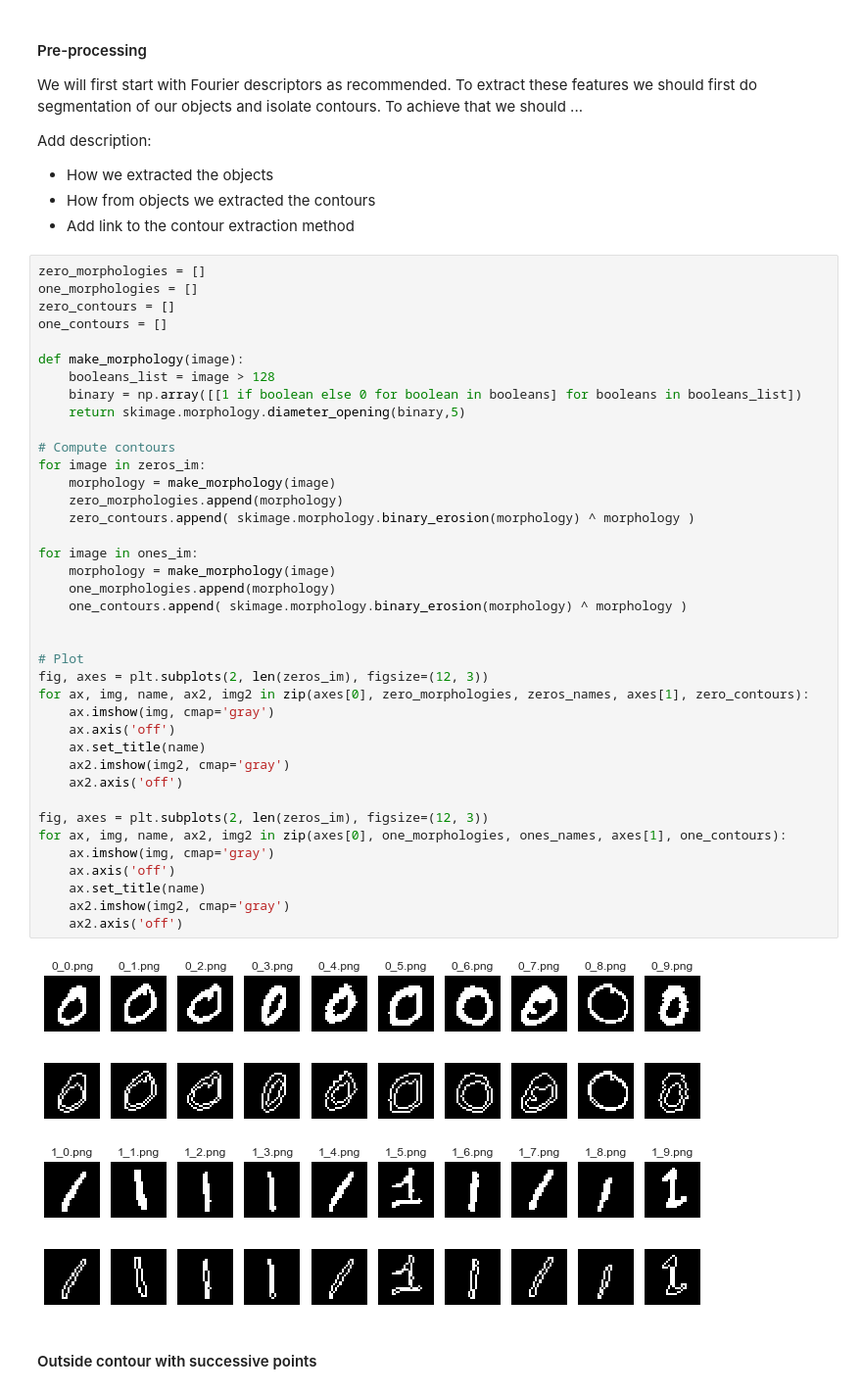
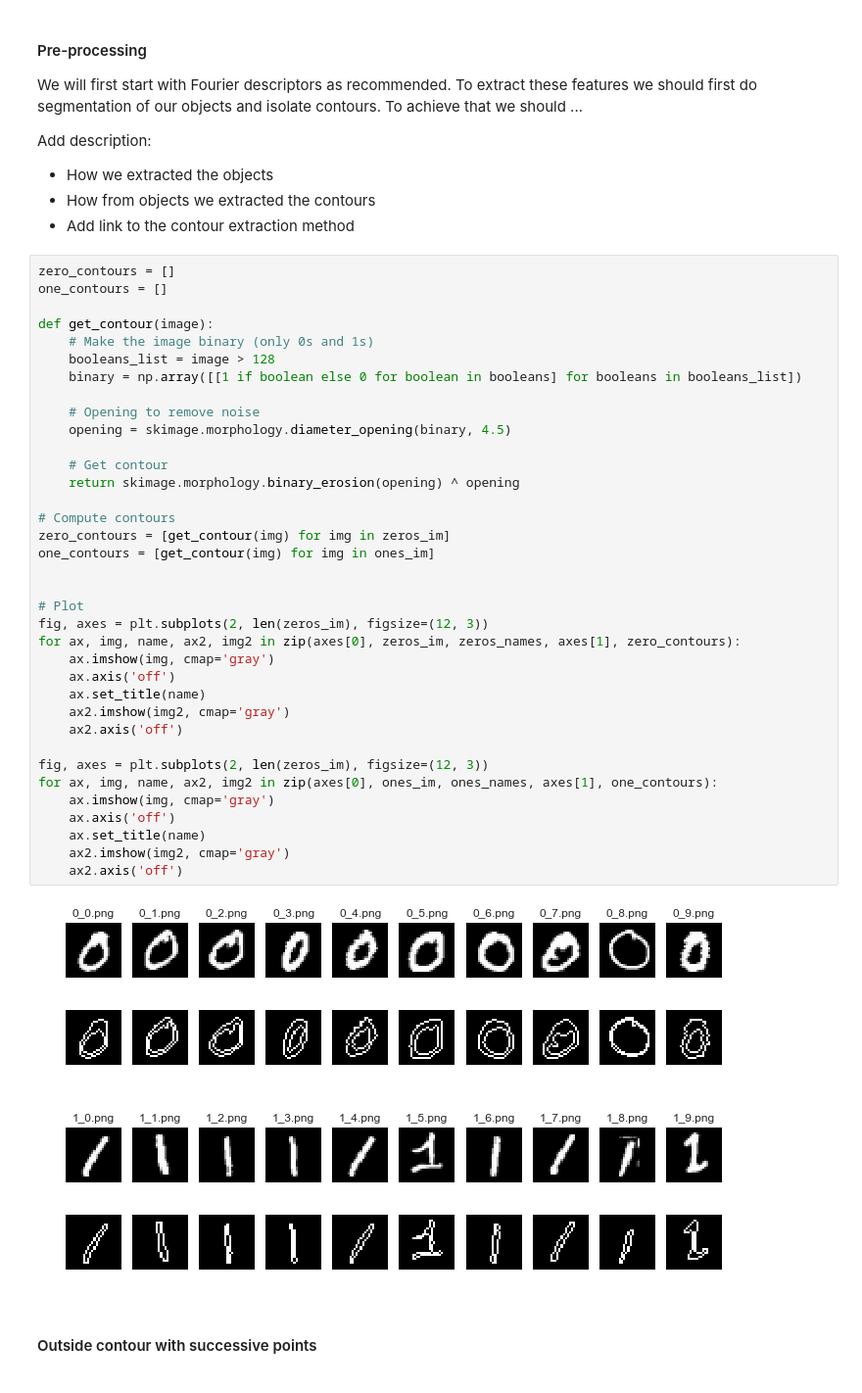
Before and after one commit to oganesManasian/Image-analysis-and-pattern-recognition, a Jupyter notebook: labs/lab_02_object_description.ipynb, the cells around one changed output. Shown at 98% size. Saved outputs shown, nothing was run; the diff lists cells and outputs as text.

```diff
--- a/labs/lab_02_object_description.ipynb
+++ b/labs/lab_02_object_description.ipynb
@@ -92,47 +95,44 @@ Add description:
 - How from objects we extracted the contours
 - Add link to the contour extraction method
 # %%
-zero_morphologies = []
-one_morphologies = []
 zero_contours = []
 one_contours = []
 
-def make_morphology(image):
+def get_contour(image):
+    # Make the image binary (only 0s and 1s)
     booleans_list = image > 128
     binary = np.array([[1 if boolean else 0 for boolean in booleans] for booleans in booleans_list])
-    return skimage.morphology.diameter_opening(binary,5)
+
+    # Opening to remove noise
+    opening = skimage.morphology.diameter_opening(binary, 4.5)
+
+    # Get contour
+    return skimage.morphology.binary_erosion(opening) ^ opening
 
 # Compute contours
-for image in zeros_im:
-    morphology = make_morphology(image)
-    zero_morphologies.append(morphology)
-    zero_contours.append( skimage.morphology.binary_erosion(morphology) ^ morphology )
-
-for image in ones_im:
-    morphology = make_morphology(image)
-    one_morphologies.append(morphology)
-    one_contours.append( skimage.morphology.binary_erosion(morphology) ^ morphology )
+zero_contours = [get_contour(img) for img in zeros_im]
+one_contours = [get_contour(img) for img in ones_im]
 
 
 # Plot
 fig, axes = plt.subplots(2, len(zeros_im), figsize=(12, 3))
-for ax, img, name, ax2, img2 in zip(axes[0], zero_morphologies, zeros_names, axes[1], zero_contours):
+for ax, img, name, ax2, img2 in zip(axes[0], zeros_im, zeros_names, axes[1], zero_contours):
     ax.imshow(img, cmap='gray')
     ax.axis('off')
     ax.set_title(name)
     ax2.imshow(img2, cmap='gray')
     ax2.axis('off')
 
 fig, axes = plt.subplots(2, len(zeros_im), figsize=(12, 3))
-for ax, img, name, ax2, img2 in zip(axes[0], one_morphologies, ones_names, axes[1], one_contours):
+for ax, img, name, ax2, img2 in zip(axes[0], ones_im, ones_names, axes[1], one_contours):
     ax.imshow(img, cmap='gray')
     ax.axis('off')
     ax.set_title(name)
     ax2.imshow(img2, cmap='gray')
     ax2.axis('off')
 # %% [output]
-[figure, old version]
+[figure, new version]
-[figure, old version]
+[figure, new version]
 # %% [markdown]
 #### Outside contour with successive points
 # %%
```
Also changed, not shown: parts of 20 cells of this notebook.
